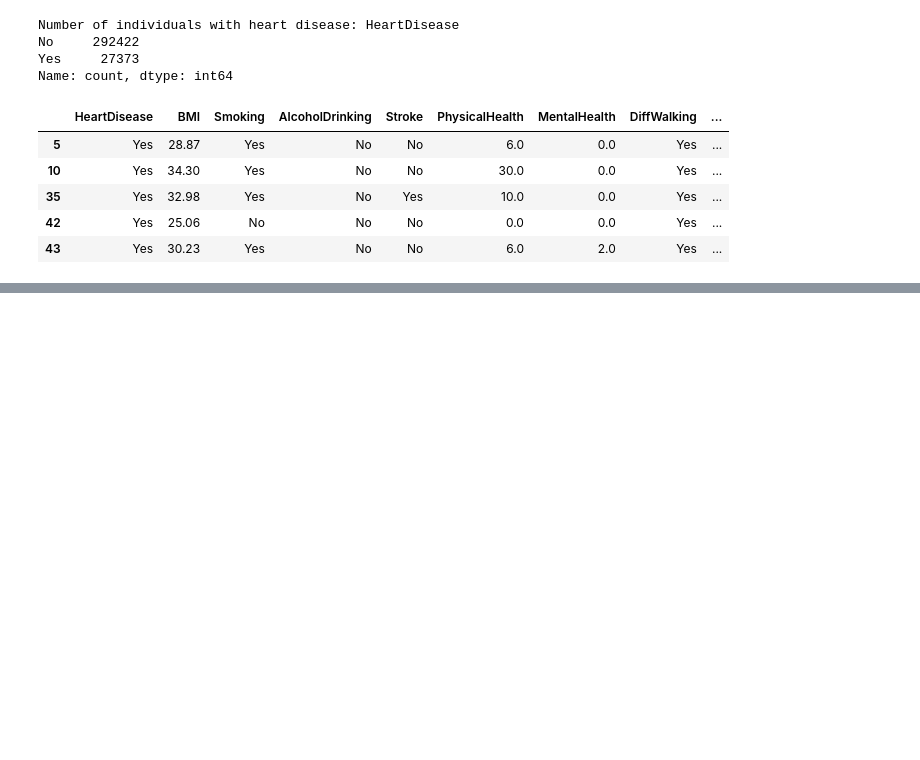
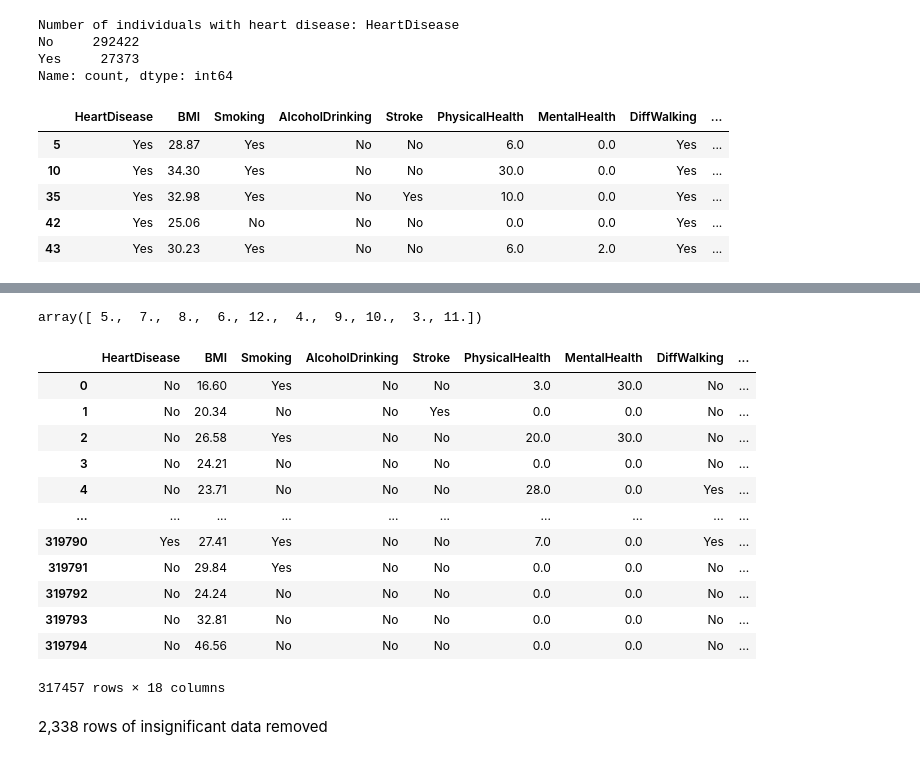
Before and after one commit to prez212/Project1-Team6, a Jupyter notebook: Heart_Disease_Predictor.ipynb, the cells around one changed output, grey strips where cells are left out. Cells and saved outputs as stored; diff of their text form; code cells hidden in the pictures; blank space fills up the shorter version.

```diff
--- a/Heart_Disease_Predictor.ipynb
+++ b/Heart_Disease_Predictor.ipynb
@@ -34,0 +74,27 @@ cleaned_data.head()
+# %%
+# list of suspicious or insignificant sleep times. Considerations - bizzare sleeping time (more than 15 hours or less than 3 hours) and if no. of row data for a particular sleep time > 400.
+suspicious_sleep_times = [1.0, 2.0, 13.0, 14.0, 15.0, 16.0, 17.0, 18.0, 19.0, 20.0, 21.0, 22.0, 23.0, 24.0]
+# %%
+# cleaning data by removing data relating to suspicious or insignificant sleep times by using the negation mark '~' along with the .isin function
+cleaned_sleep_data = data[~data["SleepTime"].isin(suspicious_sleep_times)]
+cleaned_sleep_data["SleepTime"].unique()
+# %% [output]
+array([ 5.,  7.,  8.,  6., 12.,  4.,  9., 10.,  3., 11.])
+# %%
+cleaned_sleep_data
+# %% [output]
+|  | HeartDisease | BMI | Smoking | AlcoholDrinking | Stroke | PhysicalHealth | MentalHealth | DiffWalking | ... |
+| 0 | No | 16.60 | Yes | No | No | 3.0 | 30.0 | No | ... |
+| 1 | No | 20.34 | No | No | Yes | 0.0 | 0.0 | No | ... |
+| 2 | No | 26.58 | Yes | No | No | 20.0 | 30.0 | No | ... |
+| 3 | No | 24.21 | No | No | No | 0.0 | 0.0 | No | ... |
+| 4 | No | 23.71 | No | No | No | 28.0 | 0.0 | Yes | ... |
+| ... | ... | ... | ... | ... | ... | ... | ... | ... | ... |
+| 319790 | Yes | 27.41 | Yes | No | No | 7.0 | 0.0 | Yes | ... |
+| 319791 | No | 29.84 | Yes | No | No | 0.0 | 0.0 | No | ... |
+| 319792 | No | 24.24 | No | No | No | 0.0 | 0.0 | No | ... |
+| 319793 | No | 32.81 | No | No | No | 0.0 | 0.0 | No | ... |
+| 319794 | No | 46.56 | No | No | No | 0.0 | 0.0 | No | ... |
+317457 rows × 18 columns
+# %% [markdown]
+2,338 rows of insignificant data removed
```
Also changed, not shown: parts of 12 cells of this notebook, 1 other file.
